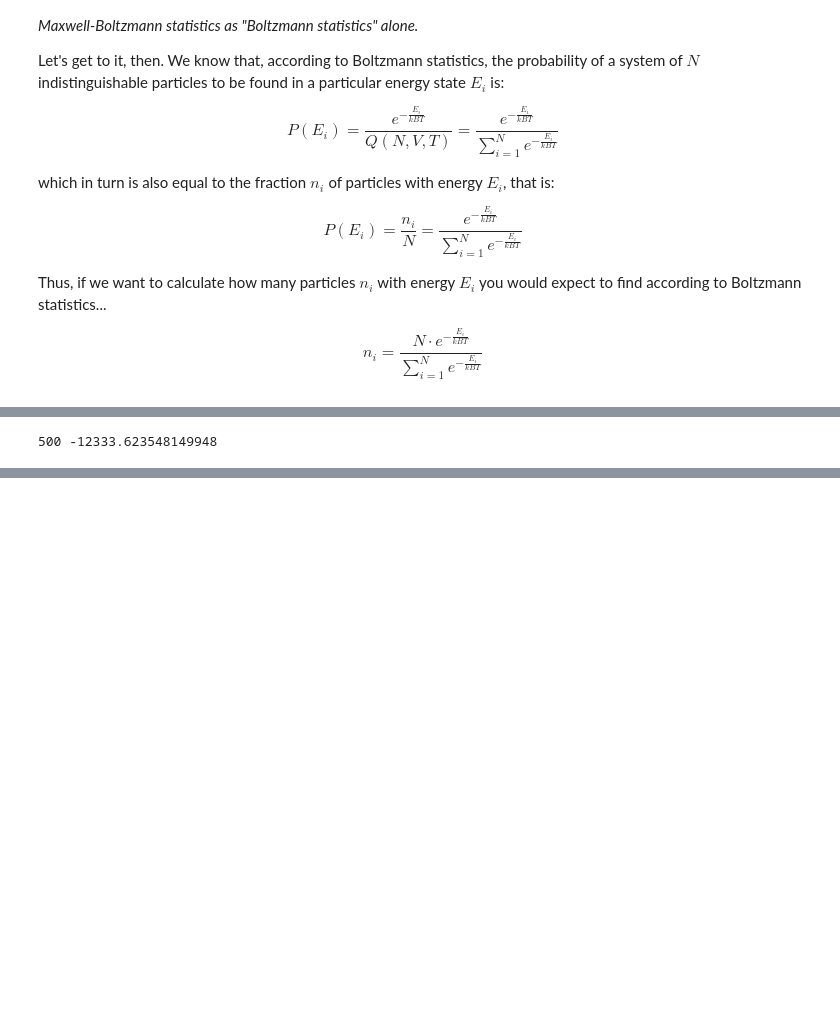
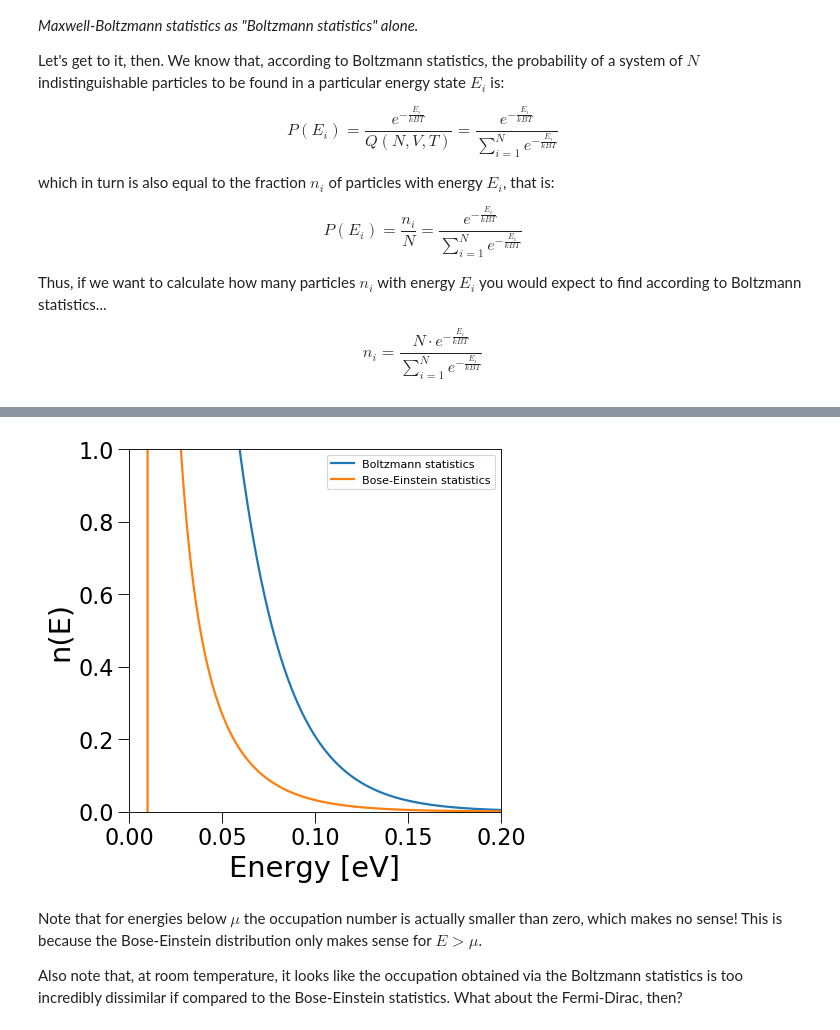
Before and after one commit to gcsosso/CH273, a Jupyter notebook: Boltzmann_statistics.ipynb, the cells around one changed output, grey strips where cells are left out. Saved outputs shown, nothing was run; the diff lists cells and outputs as text; code cells hidden in the pictures; blank space fills up the shorter version.

```diff
--- a/Boltzmann_statistics.ipynb
+++ b/Boltzmann_statistics.ipynb
@@ -98,19 +112,20 @@ c = 0 # counter
 for i in energy:
     n_be[c] =  1.0 / ((np.exp((i-mu)/kbt))-1.0)
     c = c+1
-print(par,np.sum(n_be))
+
+# The sum of n_i is NOT = N, as we have chosen a random(-ish...) value for \mu.
+# In fact, you can even get a negative number here (?!), because of what this
+# statistics does for E < \mu...
-# %% [output]
-500 -12333.623548149948
 # %%
 plt.figure(figsize=(6, 6), dpi= 80, facecolor='w', edgecolor='k')
 plt.tick_params(axis='both', which='both', length=10.0, labelleft=True, labelbottom=True, labelsize=20.0)
 
-plt.plot(energy, n_ei, lw=2, label="Maxwell-Boltzmann")
-plt.plot(energy, n_be, lw=2, label="Bose-Einstein")
+plt.plot(energy, n_ei, lw=2, label="Boltzmann statistics")
+plt.plot(energy, n_be, lw=2, label="Bose-Einstein statistics")
 
 plt.xlabel('Energy [eV]', fontsize=26)
 plt.ylabel('n(E)', fontsize=26)
-plt.xlim(0,0.02)
+plt.xlim(0,0.2)
 plt.ylim(0,1)
 plt.legend()
 plt.show()
@@ -119,0 +133,5 @@ plt.show()
+[figure, added]
+# %% [markdown]
+Note that for energies below $\mu$ the occupation number is actually smaller than zero, which makes no sense! This is because the Bose-Einstein distribution only makes sense for $E >\mu$.
+
+Also note that, at room temperature, it looks like the occupation obtained via the Boltzmann statistics is too incredibly dissimilar if compared to the Bose-Einstein statistics. What about the Fermi-Dirac, then?
```
Also changed, not shown: parts of 18 cells of this notebook.
